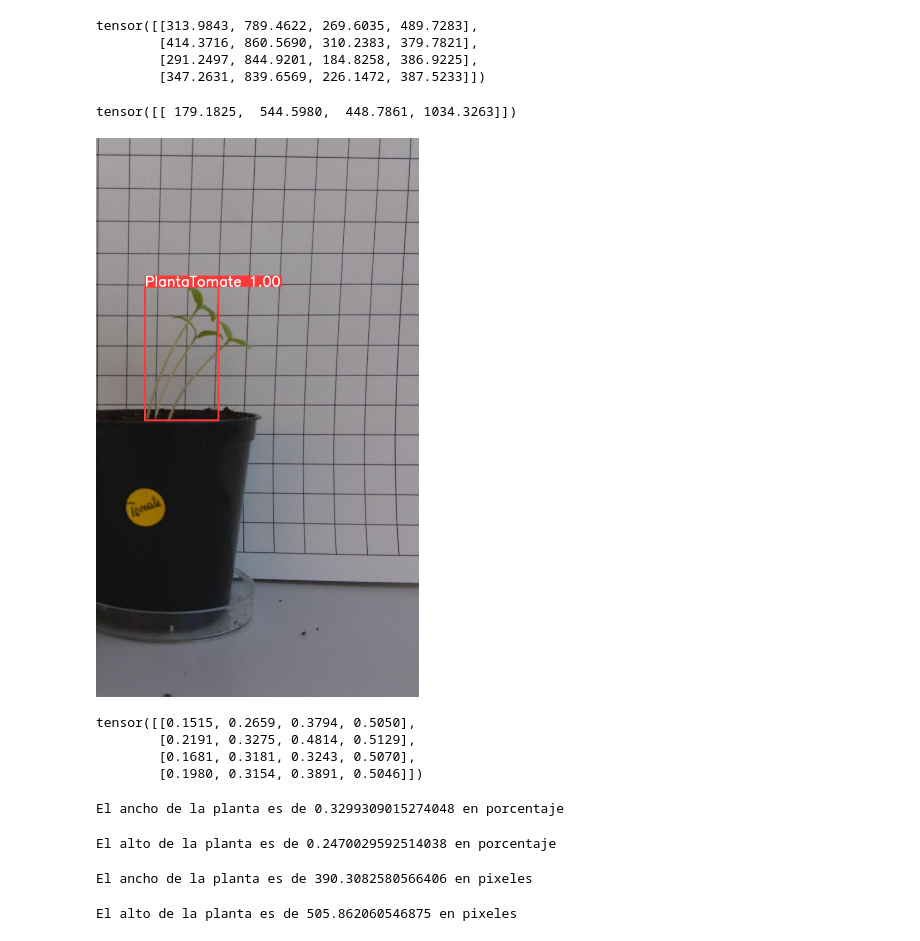
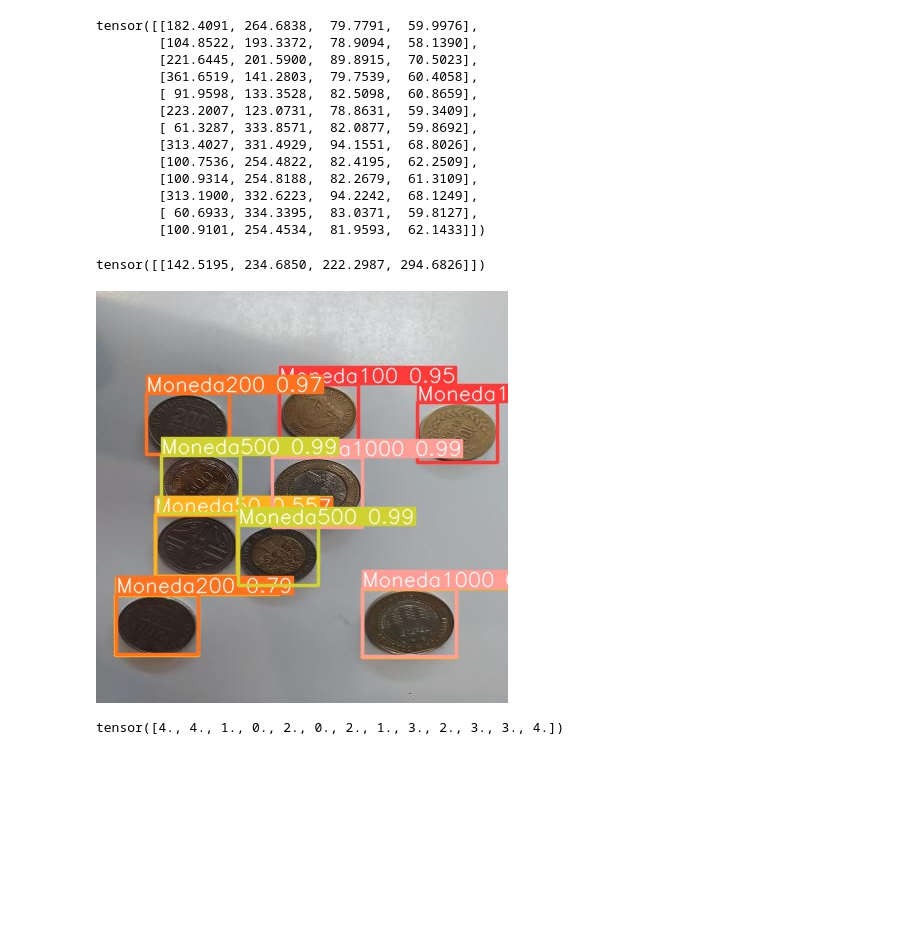
Before and after one commit to bdg-ittic/TallerDeteccionMonedas, a Jupyter notebook: 03. Entrenamiento.ipynb, the cells around one changed output. Drawn from its saved outputs; the diff is of its cells as text; code cells hidden in the pictures; blank space fills up the shorter version.

```diff
--- a/03. Entrenamiento.ipynb
+++ b/03. Entrenamiento.ipynb
@@ -66,4 +67,4 @@ Results saved to runs/detect/train10
 # %%
-model = YOLO("runs/detect/train10/weights/best.pt")
+model = YOLO("runs/detect/train5/weights/best.pt")
 model.predict(source = "custom_dataset/test/images", save=True, imgsz=416, conf=0.5)
 # %% [output]
@@ -94,3 +98,3 @@ Results saved to runs/detect/predict
 # %%
-results = model.predict(source="custom_dataset/test/images/2016-09-07_04-40-07_png.rf.f339ad22fa0c402395c8a8c95c8400ab.jpg")
+results = model.predict(source="custom_dataset/test/images/1699630493846_jpg.rf.b5a0068adea5f11801c4c0df865e8eec.jpg")
 # %% [output]
@@ -115,71 +128,33 @@ tensor([[ 179.1825,  544.5980,  448.7861, 1034.3263],
 # %%
 result.boxes.xywh
 # %% [output]
-tensor([[313.9843, 789.4622, 269.6035, 489.7283],
-        [414.3716, 860.5690, 310.2383, 379.7821],
-        [291.2497, 844.9201, 184.8258, 386.9225],
-        [347.2631, 839.6569, 226.1472, 387.5233]])
+tensor([[182.4091, 264.6838,  79.7791,  59.9976],
+        [104.8522, 193.3372,  78.9094,  58.1390],
+        [221.6445, 201.5900,  89.8915,  70.5023],
+        [361.6519, 141.2803,  79.7539,  60.4058],
+        [ 91.9598, 133.3528,  82.5098,  60.8659],
+        [223.2007, 123.0731,  78.8631,  59.3409],
+        [ 61.3287, 333.8571,  82.0877,  59.8692],
+        [313.4027, 331.4929,  94.1551,  68.8026],
+        [100.7536, 254.4822,  82.4195,  62.2509],
+        [100.9314, 254.8188,  82.2679,  61.3109],
+        [313.1900, 332.6223,  94.2242,  68.1249],
+        [ 60.6933, 334.3395,  83.0371,  59.8127],
+        [100.9101, 254.4534,  81.9593,  62.1433]])
 # %%
 boxes = results[0].boxes
 box = boxes[0]  # returns one box
 box.xyxy
 # %% [output]
-tensor([[ 179.1825,  544.5980,  448.7861, 1034.3263]])
+tensor([[142.5195, 234.6850, 222.2987, 294.6826]])
 # %%
 res_plotted = results[0][0].plot(boxes=True)
 # %%
-# Muestra la imagen
+res_plotted = results[0].plot(labels=True)
 display(Image(data=cv2.imencode('.jpg', res_plotted)[1].tobytes()))
 # %% [output]
-[figure, old version]
+[figure, new version]
 # %%
-result.boxes.xyxyn
+result.boxes.cls
 # %% [output]
-tensor([[0.1515, 0.2659, 0.3794, 0.5050],
-        [0.2191, 0.3275, 0.4814, 0.5129],
-        [0.1681, 0.3181, 0.3243, 0.5070],
-        [0.1980, 0.3154, 0.3891, 0.5046]])
+tensor([4., 4., 1., 0., 2., 0., 2., 1., 3., 2., 3., 3., 4.])
-# %%
-# Calcular el ancho con el x_min y x_max de las cajas de una imagen en terminos normalizados
-boxes = result.boxes.xyxyn.tolist()
-x_min = float('inf')
-x_max = float('-inf')
-for box in boxes:
-    x_min = min(x_min, box[0])
-    x_max = max(x_max, box[2])
-print(f"El ancho de la planta es de {x_max - x_min} en porcentaje")
-# %% [output]
-El ancho de la planta es de 0.3299309015274048 en porcentaje
-# %%
-# Calcular el alto con el y_min y y_max de las cajas de una imagen en terminos normalizados
-boxes = result.boxes.xyxyn.tolist()
-y_min = float('inf')
-y_max = float('-inf')
-for box in boxes:
-    y_min = min(y_min, box[1])
-    y_max = max(y_max, box[3])
-print(f"El alto de la planta es de {y_max - y_min} en porcentaje")
-# %% [output]
-El alto de la planta es de 0.2470029592514038 en porcentaje
-# %%
-# Calcular el ancho con el x_min y x_max de las cajas de una imagen en pixeles
-boxes = result.boxes.xyxy.tolist()
-x_min = float('inf')
-x_max = float('-inf')
-for box in boxes:
-    x_min = min(x_min, box[0])
-    x_max = max(x_max, box[2])
-print(f"El ancho de la planta es de {x_max - x_min} en pixeles")
-# %% [output]
-El ancho de la planta es de 390.3082580566406 en pixeles
-# %%
-# Calcular el alto con el y_min y y_max de las cajas de una imagen en pixeles
-boxes = result.boxes.xyxy.tolist()
-y_min = float('inf')
-y_max = float('-inf')
-for box in boxes:
-    y_min = min(y_min, box[1])
-    y_max = max(y_max, box[3])
-print(f"El alto de la planta es de {y_max - y_min} en pixeles")
-# %% [output]
-El alto de la planta es de 505.862060546875 en pixeles
```
Also changed, not shown: parts of 10 cells of this notebook, 4 other files.
